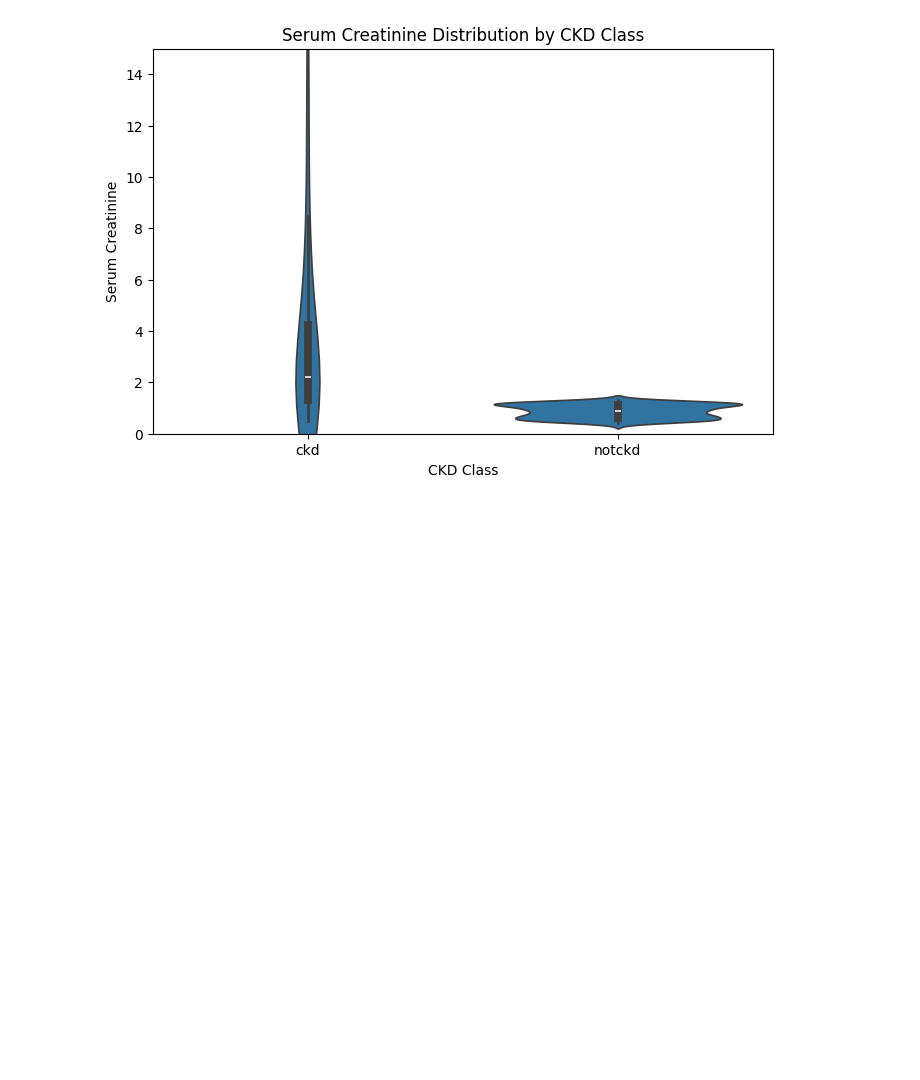
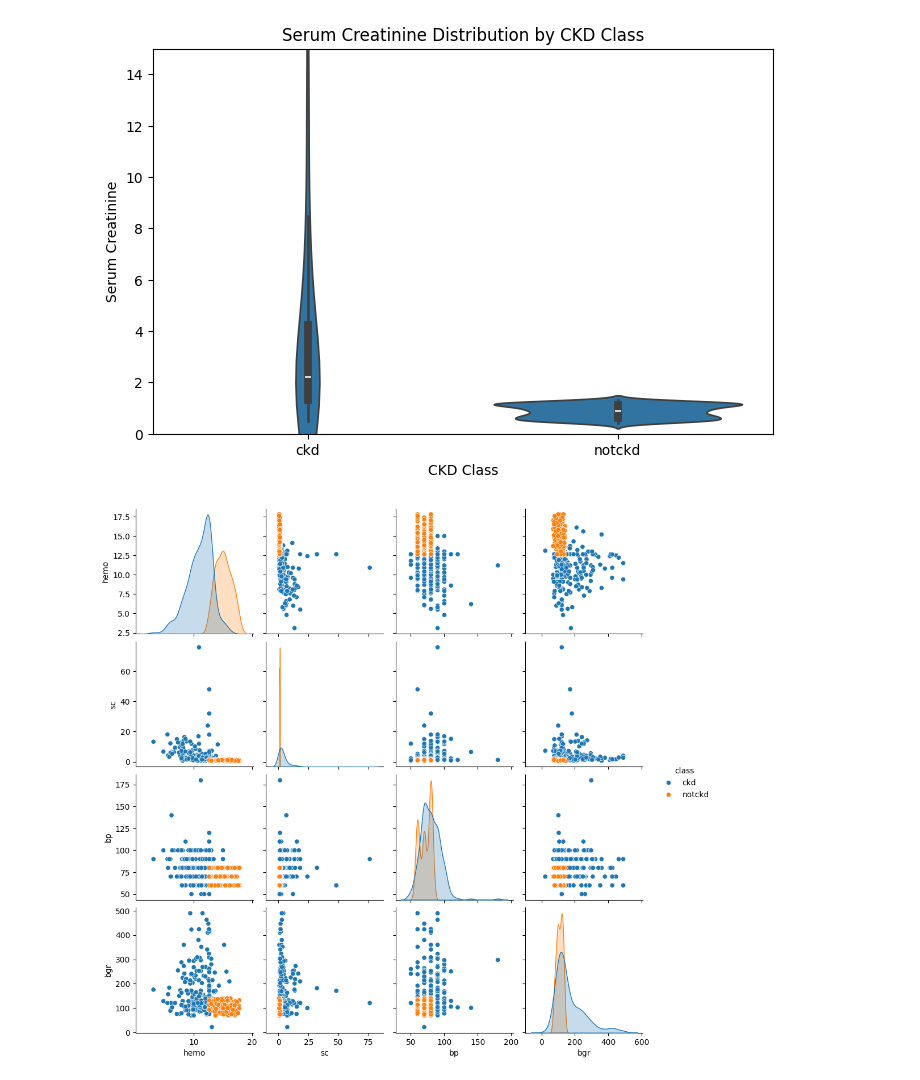
Before and after one commit to premprakash123/healthcare-chronic-disease-analysis, a Jupyter notebook: notebooks/02_eda.ipynb, the cells around one changed output. Drawn from its saved outputs; the diff is of its cells as text; code cells hidden in the pictures; blank space fills up the shorter version.

```diff
--- a/notebooks/02_eda.ipynb
+++ b/notebooks/02_eda.ipynb
@@ -262,3 +262,16 @@ plt.ylabel("Serum Creatinine")
 plt.show()
 # %% [output]
 [figure]
+# %%
+# ==========================================
+# Pairplot for Important Biomarkers
+# ==========================================
+
+sns.pairplot(
+    df[['hemo', 'sc', 'bp', 'bgr', 'class']],
+    hue='class'
+)
+
+plt.show()
+# %% [output]
+[figure, added]
```
